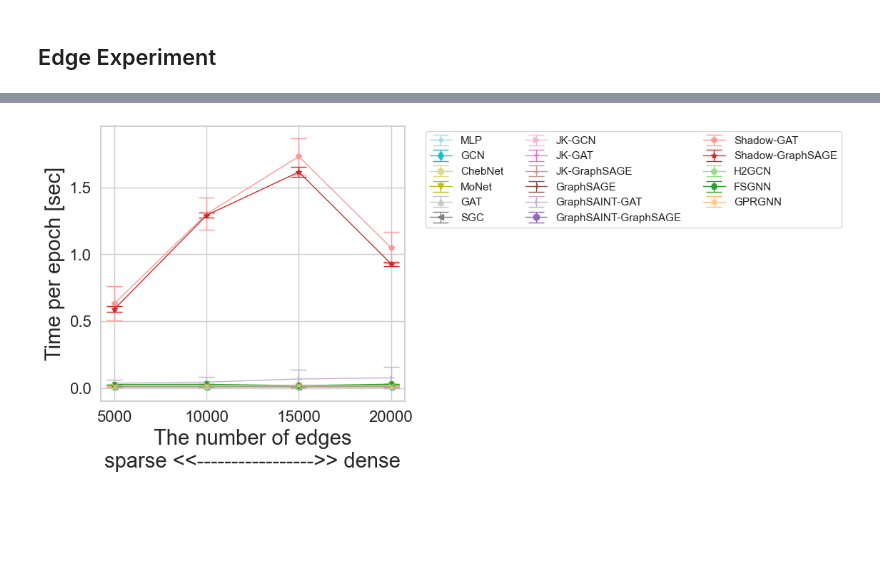
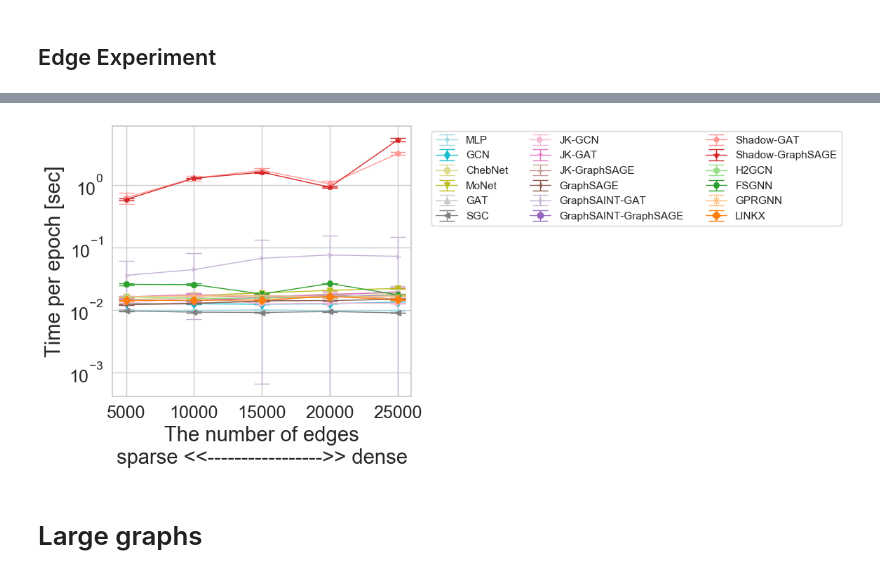
Before and after one commit to seijimaekawa/empirical-study-of-GNNs, a Jupyter notebook: notebooks/final_plots.ipynb, the cells around one changed output, grey strips where cells are left out. Cells and saved outputs as stored; diff of their text form; code cells hidden in the pictures; blank space fills up the shorter version.

```diff
--- a/notebooks/final_plots.ipynb
+++ b/notebooks/final_plots.ipynb
@@ -26,10 +26,10 @@ methods = [
     "GCN", "ChebNet", "MoNet", "GAT", "SGC",
     "JK-GCN", "JK-GAT", "JK-GraphSAGE",
     "GraphSAGE", "GraphSAINT-GAT", "GraphSAINT-GraphSAGE", "Shadow-GAT", "Shadow-GraphSAGE",
-    "H2GCN", "FSGNN", "GPRGNN",
+    "H2GCN", "FSGNN", "GPRGNN", "LINKX"
     ]
 # %%
-def plot_result(dataframe, methods, x_list, base_dataset, labels: list , metric="test_f１_macro"):
+def plot_result(dataframe, methods, x_list, base_dataset, labels: list , metric="test_f１_macro", exp=""):
   plt.rcParams['text.usetex'] = True
   plt.style.use('default')
   sns.set()
@@ -46,7 +46,7 @@ def plot_result(dataframe, methods, x_list, base_dataset, labels: list , metric=
     tmp = dataframe[dataframe["net"] == method]
     test_f1_macro_mean_list, test_f1_macro_std_list = [],[]
     for x in x_list:
-      tmp_filtered = tmp[tmp["dataset"].str.contains(f"GenCAT_{base_dataset}_{x}")]
+      tmp_filtered = tmp[tmp["dataset"].str.contains(f"GenCAT_{base_dataset}_{x.replace('random','rand')}")]
       if len(tmp_filtered)>0:
         test_f1_macro_mean = (tmp_filtered[f"{metric}_mean"] *
             tmp_filtered["RPMAX"].astype(int)).sum() / (len(tmp_filtered) * tmp_filtered.head(1)["RPMAX"].astype(int).values[0])
@@ -67,9 +67,10 @@ def plot_result(dataframe, methods, x_list, base_dataset, labels: list , metric=
         capsize=8,
         lw=1,
         color=colors[i])
-  # plt.yscale('log')
+  if exp == "scalability_edge":
+   plt.yscale('log')
   ax.legend(ncol=3, bbox_to_anchor=(1.05, 1.0), loc='upper left')
-  ax.tick_params(labelsize=16)
+  ax.tick_params(labelsize=18)
   ax.set_xlabel(labels[0],fontsize=21)
   ax.set_ylabel(labels[1],fontsize=21)
   plt.tight_layout()
@@ -210,12 +212,12 @@ ylabel = 'f1-macro'
 xlabel = "The numbers of nodes and edges\nsmall <<---------------->> large"
 dataframe = df_scalability_node_edge
 
-# edge_list = 5000 * (2**np.array(range(8)))  # change edge
-edge_list =[5000, 10000, 15000, 20000]
+edge_list =[5000, 10000, 15000, 20000, 25000]
+# edge_list =[5000, 10000, 15000, 20000, 25000, 100000, 200000]
 edge_list = [str(x) for x in edge_list]
 
-# node_list = 3000 * (2**np.array(range(8)))
-node_list = [3000, 6000, 9000, 12000]
+node_list = [3000, 6000, 9000, 12000, 15000]
+# node_list = [3000, 6000, 9000, 12000, 15000, 60000, 120000]
 node_list = [str(x) for x in node_list]
 x_list = list(zip(node_list,edge_list))
 print(x_list)
@@ -225,7 +227,7 @@ plt.style.use('default')
 sns.set()
 sns.set_style('whitegrid')
 sns.set_palette('Set1')
-fig = plt.figure(figsize=(5.5, 4.5))
+fig = plt.figure(figsize=(5.5, 5))
 ax = fig.add_subplot(1, 1, 1)
 markers1 = [".", "d", "o", "v", "^", "<", ">", "1", "2", "3"]
 markers2 = ["4", "8", "p", "*", "h", "H", "x", "D"]
@@ -260,9 +262,12 @@ for i, method in enumerate(methods):
       capsize=8,
       lw=1,
       color=colors[i])
+# legend = ax.legend(ncol=9, bbox_to_anchor=(-.5, 1.2), loc='upper left')
 ax.legend(ncol=3, bbox_to_anchor=(1.05, 1.0), loc='upper left')
-ax.tick_params(labelsize=16)
+ax.tick_params(labelsize=18)
 ax.set_xlabel(xlabel,fontsize=21)
 ax.set_ylabel(ylabel,fontsize=21)
+
+plt.tight_layout()
 plt.show()
 # %% [output]
@@ -292,15 +297,16 @@ df_scalability_node_edge.head()[["dataset", "net", "test_f1_macro_mean", "test_f
 base_dataset = "cora"
 metric = "epoch_time"
 ylabel = 'Time per epoch [sec]'
-xlabel = "The number of edges\nsparse <<----------------->> dense"
+xlabel = "The number of nodes and edges\nsparse <<----------------->> dense"
 
 dataframe = df_scalability_node_edge
 
-edge_list = [5000, 10000, 15000, 20000]
+edge_list =[5000, 10000, 15000, 20000, 25000]
+# edge_list =[5000, 10000, 15000, 20000, 25000, 100000, 200000]
 edge_list = [str(x) for x in edge_list]
 
-node_list = [3000, 6000, 9000, 12000]
-node_list = [str(x) for x in node_list]
+node_list = [3000, 6000, 9000, 12000, 15000]
+# node_list = [3000, 6000, 9000, 12000, 15000, 60000, 120000]
 x_list = list(zip(node_list, edge_list))
 
 fig = plt.figure(figsize=(5.5, 5))
@@ -340,9 +346,10 @@ for i, method in enumerate(methods):
       color=colors[i])
 
 plt.yscale('log')
-ax.tick_params(labelsize=16)
+ax.tick_params(labelsize=18)
 ax.set_xlabel(xlabel,fontsize=21)
 ax.set_ylabel(ylabel,fontsize=21)
 ax.legend(ncol=3, bbox_to_anchor=(1.05, 1), loc='upper left')
+plt.tight_layout()
 plt.show()
 # %% [output]
@@ -369,19 +376,22 @@ df_scalability_edge.head()[["dataset", "net", "test_f1_macro_mean",
 # %%
 base_dataset = "cora"
 metric = "epoch_time"
 ylabel = 'Time per epoch [sec]'
 xlabel = "The number of edges\nsparse <<----------------->> dense"
-x_list = [5000, 10000, 15000, 20000]
+x_list = [5000, 10000, 15000, 20000, 25000]
 x_list = [str(x) for x in x_list]
 
 plot_result(
     df_scalability_edge,
     methods,
     x_list,
     base_dataset,
     labels=[
         xlabel,
         ylabel],
-    metric=metric)
+    metric=metric,
+    exp=exp)
 # %% [output]
-[figure, old version]
+[figure, new version]
+# %% [markdown]
+# Large graphs
```
Also changed, not shown: parts of 13 cells of this notebook, 11 other files.
